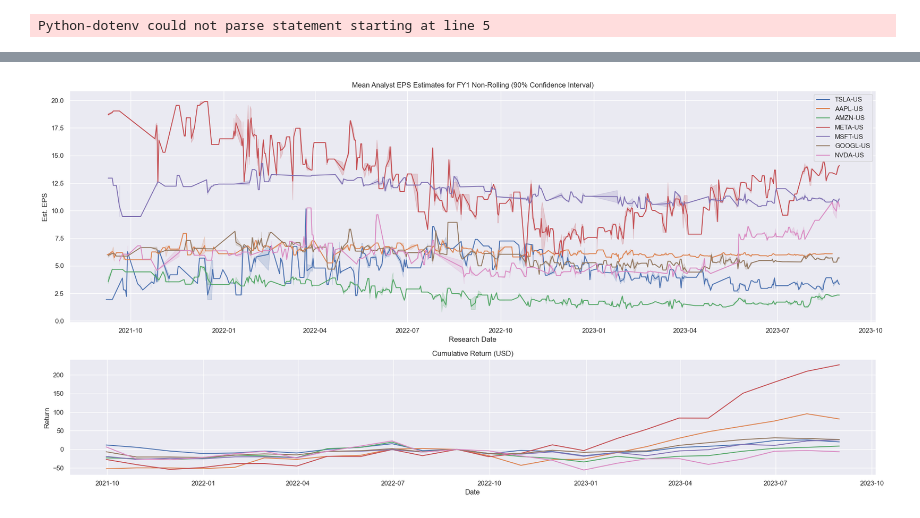
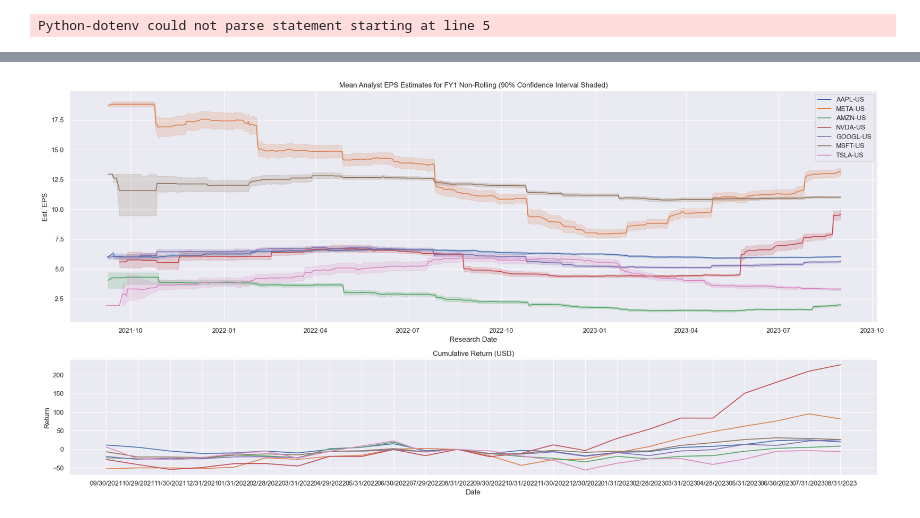
Before and after one commit to nurciuoli/FdsPy, a Jupyter notebook: analysis/Broker Estimates/Broker Estimates - The Mangificant Seven Analysis.ipynb, the cells around one changed output, grey strips where cells are left out. Drawn from its saved outputs; the diff is of its cells as text; code cells hidden in the pictures.

```diff
--- a/analysis/Broker Estimates/Broker Estimates - The Mangificant Seven Analysis.ipynb
+++ b/analysis/Broker Estimates/Broker Estimates - The Mangificant Seven Analysis.ipynb
@@ -18,6 +18,8 @@ req = qe.calculate(universe = univ, dates = time_series,formulas = ["FE_BROKER_E
                                            "FE_BROKER_ESTIMATE(SNAP,EPS,PREV_VALUE,ANN,+1,#DATE,,'WIN=31,AWIN=1D,ESTDATE=INPUT')",
                                         "FE_BROKER_ESTIMATE_DATE(SNAP,EPS,INPUTDATETIME,ANN,+1,'YYYYMMDD',#DATE,,'AWIN=1D,ESTDATE=INPUT,WIN=31')",
                                         "FE_BROKER_ESTIMATE(SNAP,EPS,AN_ENTITY_ID,ANN,+1,#DATE,,',AWIN=1D,ESTDATE=INPUT,WIN=31,')",
+                                        "FE_ESTIMATE_DATE(RPT_DATE,,QTR_ROLL,+1,'YYYYMMDD',#DATE,,,'')",
+                                        "FE_SURPRISE(PERCENT,EPS,MEAN,QTR_ROLL,0,#DATE,,,'')",
                                         "P_PRICE_RETURNS(1,20220831,#DATE,RANGE,USD)"],
                                         source = 'FqlExpression',
                                         is_array_return_type=True)
@@ -36,4 +26,5 @@ df.head()
 # %%
+df = req.data.rename(columns={'UNIVERSE':"Ticker"}).set_index("Ticker")
 df= df.rename(columns = {"FE_BROKER_ESTIMATE(SNAP,EPS,BKR_NAME,ANN_ROLL,+1,#DATE,,',AWIN=1D,ESTDATE=INPUT,WIN=31,')":"Broker Name",
                      "FE_BROKER_ESTIMATE(SNAP,EPS,AN_NAME,ANN,+1,#DATE,,'WIN=31,AWIN=1D,ESTDATE=INPUT,')":'Analyst Name',
                     "FE_BROKER_ESTIMATE(SNAP,EPS,EST_VALUE,ANN,+1,#DATE,,'WIN=31,AWIN=1D,ESTDATE=INPUT')":"EST_EPS_FY1",
@@ -41,21 +32,21 @@ df= df.rename(columns = {"FE_BROKER_ESTIMATE(SNAP,EPS,BKR_NAME,ANN_ROLL,+1,#DATE
                     "FE_BROKER_ESTIMATE_DATE(SNAP,EPS,INPUTDATETIME,ANN,+1,'YYYYMMDD',#DATE,,'AWIN=1D,ESTDATE=INPUT,WIN=31')":'Research Date',
                     "FE_BROKER_ESTIMATE(SNAP,EPS,AN_ENTITY_ID,ANN,+1,#DATE,,',AWIN=1D,ESTDATE=INPUT,WIN=31,')":"Analyst ID",
                     "P_PRICE_RETURNS(1,20220831,#DATE,RANGE,USD)":"Cumulative Return",
+                    "FE_ESTIMATE_DATE(RPT_DATE,,QTR_ROLL,+1,'YYYYMMDD',#DATE,,,'')":'Report Date',
+                    "FE_SURPRISE(PERCENT,EPS,MEAN,QTR_ROLL,0,#DATE,,,'')":"Surprise",
                     "DATE":'Date'
                     })
 
-df['Date'] = pd.to_datetime(df['Date'])
-
+df['Date'] = pd.to_datetime(df['Date']).apply(lambda x:x.strftime("%m/%d/%Y"))
 df['Cumulative Return']= df['Cumulative Return'].apply(lambda x:x[0])
-
-import numpy as np
+df['Report Date']= pd.to_datetime(df['Report Date'].apply(lambda x: x[0]))
+df['Surprise']= df['Surprise'].apply(lambda x: x[0]).astype(float)
 df_aapl = pd.concat([df['Analyst ID'].explode().reset_index()[['Ticker','Analyst ID']],df['Broker Name'].explode().reset_index().iloc[:,-1:],df['Analyst Name'].explode().reset_index().iloc[:,-1:],df['EST_EPS_FY1'].explode().reset_index().iloc[:,-1:],df['PREV_EST_EPS_FY1'].explode().reset_index().iloc[:,-1:],df['Research Date'].explode().reset_index().iloc[:,-1:]],axis=1)
 df_aapl['Research Date'] = pd.to_datetime(df_aapl['Research Date'])
 df_aapl = df_aapl.replace('Restricted',np.nan).replace('@NA',np.nan)
-#df_aapl.to_csv('test_audit.csv')
 df_aapl = df_aapl.groupby(['Research Date','Broker Name','Ticker']).agg({'EST_EPS_FY1':'mean'})
 
-df_aapl
+df_aapl.head()
 # %% [output]
 |  |  |  | EST_EPS_FY1 |
 | Research Date | Broker Name | Ticker |  |
@@ -74,26 +58,26 @@ df_aapl
 # %%
 import matplotlib.pyplot as plt
 import seaborn as sns
 sns.set_theme(style="darkgrid")
 fig,axs = plt.subplots(2,1,figsize=(20,10),gridspec_kw={'height_ratios': [2, 1]})
 
-sns.lineplot(df_aapl['EST_EPS_FY1'].unstack().ffill(limit = 12).stack().rename('EST_EPS_FY1').reset_index(),
-                x = 'Research Date',y = 'EST_EPS_FY1',hue = 'Ticker',ax=axs[0])
-axs[0].set_title('Mean Analyst EPS Estimates for FY1 Non-Rolling (90% Confidence Interval)')
+sns.lineplot(df_aapl['EST_EPS_FY1'].unstack().unstack().ffill(limit = 90).stack().stack().rename('EST_EPS_FY1').reset_index(),
+                x = 'Research Date',y = 'EST_EPS_FY1',hue = 'Ticker',ax=axs[0],hue_order = list(df.index.unique()))
+axs[0].set_title('Mean Analyst EPS Estimates for FY1 Non-Rolling (90% Confidence Interval Shaded)')
 axs[0].set_ylabel('Est. EPS')
 axs[0].legend(loc='upper right')
 
 sns.lineplot(df.reset_index(),
-                x = 'Date',y = 'Cumulative Return',hue = 'Ticker',ax=axs[1])
+                x = 'Date',y = 'Cumulative Return',hue = 'Ticker',ax=axs[1],hue_order = list(df.index.unique()))
 axs[1].set_title('Cumulative Return (USD)')
 axs[1].set_ylabel('Return')
 axs[1].get_legend().remove()
 
 plt.savefig('magnificant_7_FYE1_Broker_EPS_Estimates.png', format='png', dpi=100)
 
 plt.tight_layout()
 # %% [output]
-[figure, old version]
+[figure, new version]
 # %%
 import matplotlib.pyplot as plt
 import seaborn as sns
```
Also changed, not shown: parts of 3 cells of this notebook, 3 other files.
